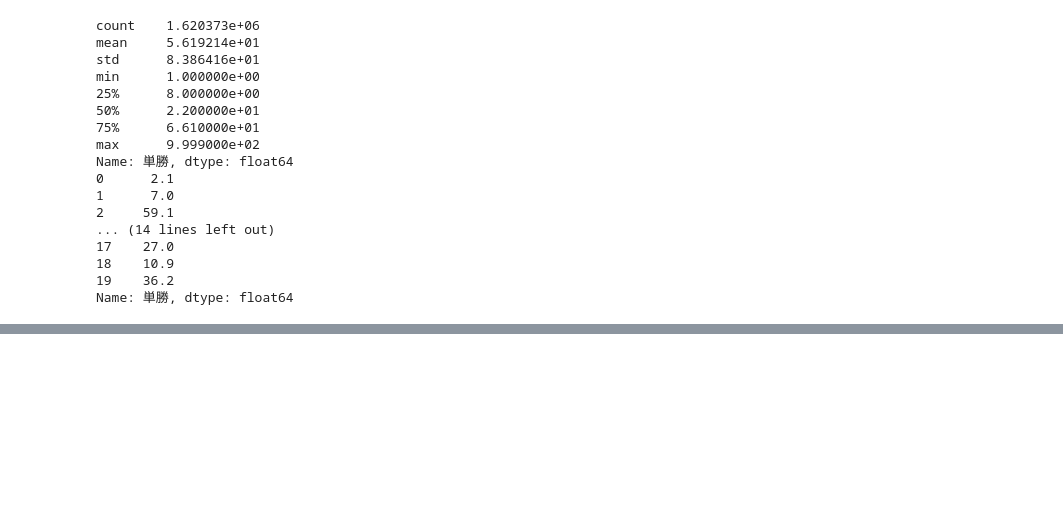
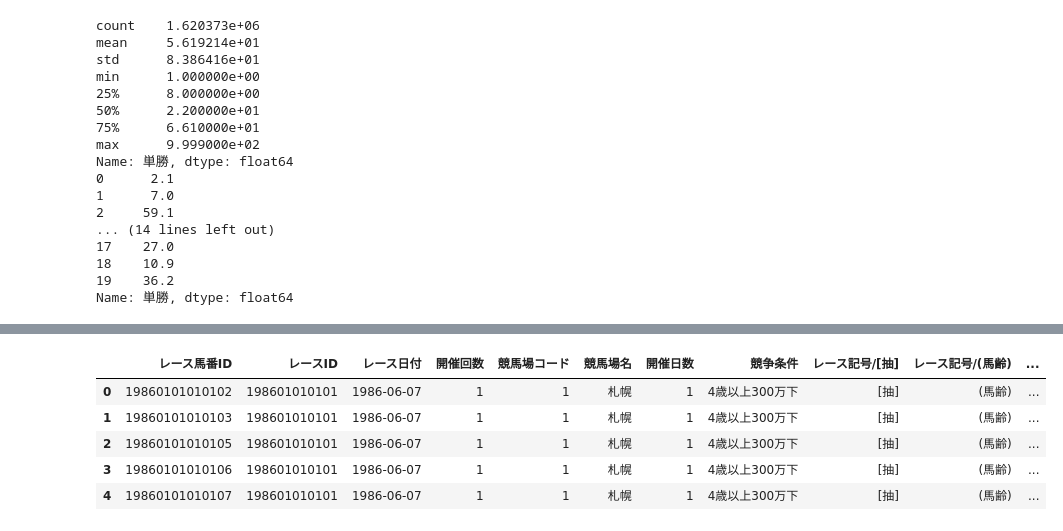
Before and after one commit to katsuo-1223/keiba_model, a Jupyter notebook: notebooks/kaggle/data_check.ipynb, the cells around one changed output, grey strips where cells are left out. Saved outputs shown, nothing was run; the diff lists cells and outputs as text; code cells hidden in the pictures; blank space fills up the shorter version.

```diff
--- a/notebooks/kaggle/data_check.ipynb
+++ b/notebooks/kaggle/data_check.ipynb
@@ -222,0 +262,16 @@ KeyError: "None of [Index(['騎手', '騎手_通算騎乗数', '騎手_通算勝
+# %%
+# Kaggle 日本語元CSVへのパス
+csv_path = "../../data/raw/kaggle/19860105-20210731_race_result.csv"
+
+# エンコーディングは環境によりますが、まずは utf-8 で試す
+# もし UnicodeDecodeError が出たら encoding="cp932" に変えて再実行
+df = pd.read_csv(csv_path, encoding="utf-8")
+
+df.head()
+# %% [output]
+|  | レース馬番ID | レースID | レース日付 | 開催回数 | 競馬場コード | 競馬場名 | 開催日数 | 競争条件 | レース記号/[抽] | レース記号/(馬齢) | ... |
+| 0 | 19860101010102 | 198601010101 | 1986-06-07 | 1 | 1 | 札幌 | 1 | 4歳以上300万下 | [抽] | (馬齢) | ... |
+| 1 | 19860101010103 | 198601010101 | 1986-06-07 | 1 | 1 | 札幌 | 1 | 4歳以上300万下 | [抽] | (馬齢) | ... |
+| 2 | 19860101010105 | 198601010101 | 1986-06-07 | 1 | 1 | 札幌 | 1 | 4歳以上300万下 | [抽] | (馬齢) | ... |
+| 3 | 19860101010106 | 198601010101 | 1986-06-07 | 1 | 1 | 札幌 | 1 | 4歳以上300万下 | [抽] | (馬齢) | ... |
+| 4 | 19860101010107 | 198601010101 | 1986-06-07 | 1 | 1 | 札幌 | 1 | 4歳以上300万下 | [抽] | (馬齢) | ... |
```
Also changed, not shown: parts of 17 cells of this notebook, 8 other files.
